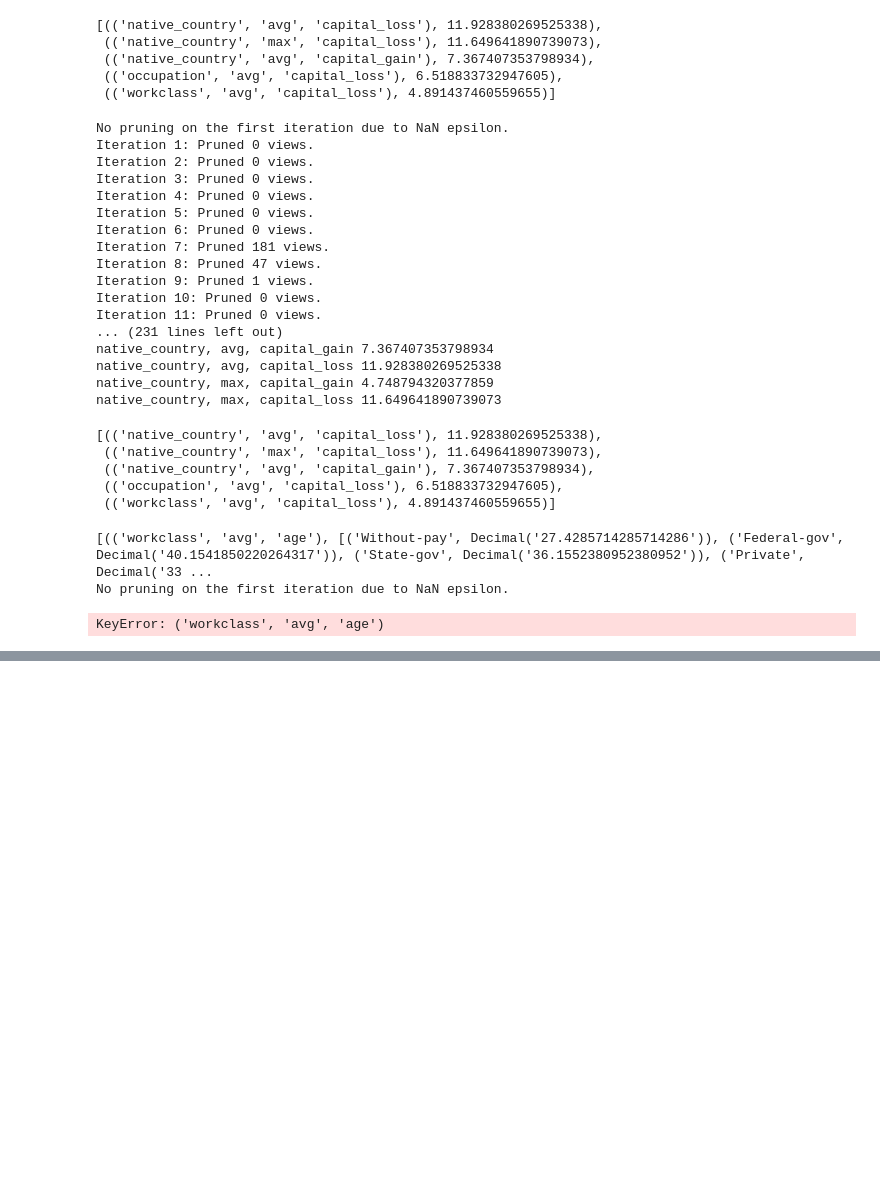
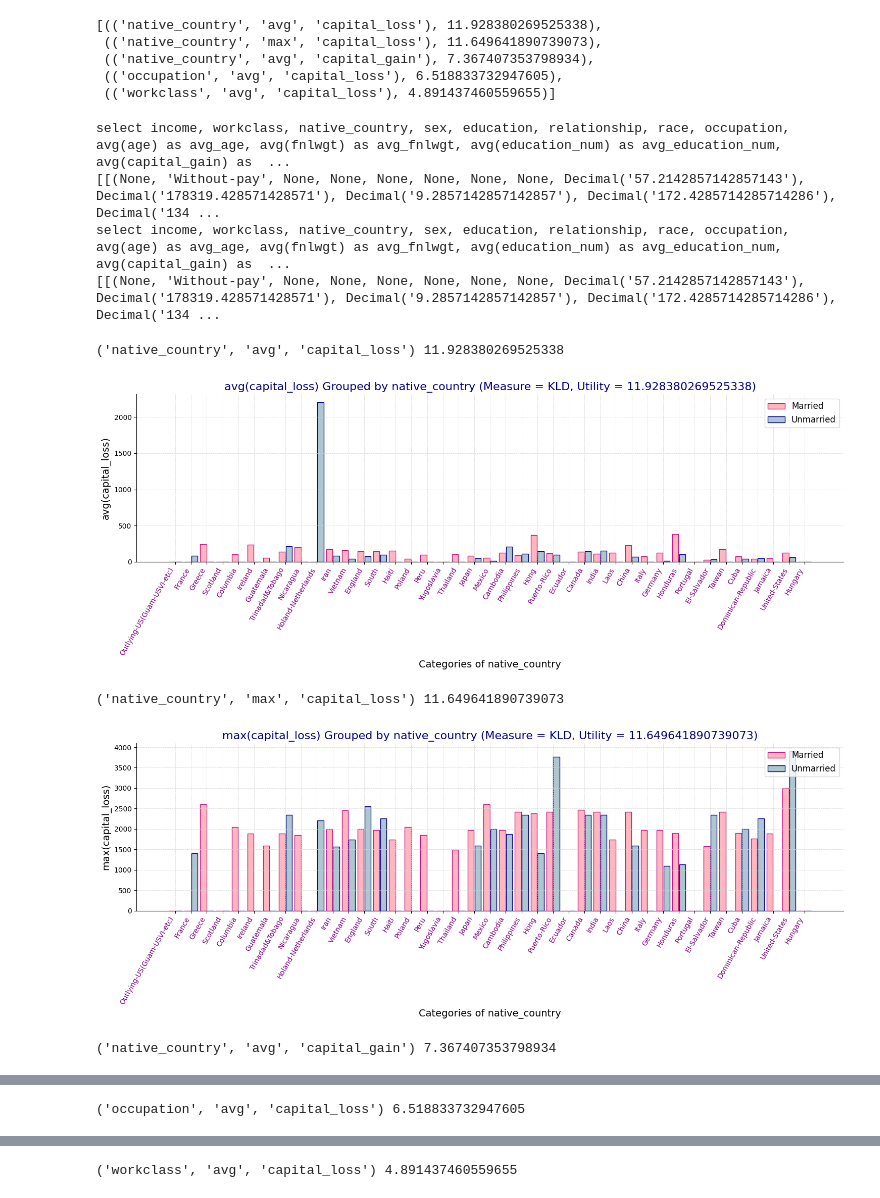
Before and after one commit to riyaa74/SeeDB_Implementation, a Jupyter notebook: SEEDB_Implementation copy.ipynb, the cells around one changed output, grey strips where cells are left out. Drawn from its saved outputs; the diff is of its cells as text; code cells hidden in the pictures; blank space fills up the shorter version.

```diff
--- a/SEEDB_Implementation copy.ipynb
+++ b/SEEDB_Implementation copy.ipynb
@@ -252,5 +178,5 @@ def k_create_results(df):
 # %%
-def k_sharing_based_query(cur, views):
+def sharing_multiple_aggregate(cur, views):
     tables = ['married', 'unmarried']
     # combine multiple aggregates
     attributes = []
@@ -532,39 +458,6 @@ def pruning_based_search(cur, views, top_k=5, verbose=False):
         print("Finished with %d views." % len(views))
 
     return sharing_based_search(cur, views, top_k, verbose)
-# %%
-views_ls = []
-for a in group_by_columns:
-    for f in aggregation_functions:
-        for m in measure_columns:
-            views_ls.append((a,f,m))
-
-
-top_5_prun = pruning_based_search(cursor, views_ls,verbose=True)
-top_5_prun
-# %% [output]
-No pruning on the first iteration due to NaN epsilon.
-Iteration 1: Pruned 0 views.
-Iteration 2: Pruned 0 views.
-Iteration 3: Pruned 0 views.
-Iteration 4: Pruned 0 views.
-Iteration 5: Pruned 0 views.
-Iteration 6: Pruned 0 views.
-Iteration 7: Pruned 181 views.
-Iteration 8: Pruned 47 views.
-Iteration 9: Pruned 1 views.
-Iteration 10: Pruned 0 views.
-Iteration 11: Pruned 0 views.
-... (231 lines left out)
-native_country, avg, capital_gain 7.367407353798934
-native_country, avg, capital_loss 11.928380269525338
-native_country, max, capital_gain 4.748794320377859
-native_country, max, capital_loss 11.649641890739073
-[(('native_country', 'avg', 'capital_loss'), 11.928380269525338),
- (('native_country', 'max', 'capital_loss'), 11.649641890739073),
- (('native_country', 'avg', 'capital_gain'), 7.367407353798934),
- (('occupation', 'avg', 'capital_loss'), 6.518833732947605),
- (('workclass', 'avg', 'capital_loss'), 4.891437460559655)]
 # %%
 import numpy as np
 import matplotlib.pyplot as plt
@@ -619,36 +512,41 @@ if __name__ == "__main__":
             for m in measure_columns:
                 views_ls.append((a,f,m))
 
 
     for i in range(1):
         # top_5 = pruning_based_search(cursor, views_ls,verbose=True)
-        top_5=sharing_based_query_multiple_groupby(cursor, views_ls)
-        #top_5 = k_sharing_based_query(cursor, views_ls)
-        #top_5=naive_search(cursor,views_ls,verbose=False)
+        # top_5=sharing_based_query_multiple_groupby(cursor, views_ls)
+        top_5 = sharing_multiple_aggregate(cursor, views_ls)
     for view, utility in top_5:
         print (view, utility)
 
         cursor.execute("select {g}, {f}({m}) from married group by {g};".format(g=view[0], f=view[1], m=view[2]))
         target = dict(cursor.fetchall())
 
         cursor.execute("select {g}, {f}({m}) from unmarried group by {g};".format(g=view[0], f=view[1], m=view[2]))
         reference = dict(cursor.fetchall())
 
         t = list()
         r = list()
         names = list()
 
         for key in set().union(target.keys(), reference.keys()):
             names.append(key)
             t_val = float(target.get(key, 0))
             r_val = float(reference.get(key, 0))
             t.append(t_val)
             r.append(r_val)
 
         visualise(view, names, utility)
 
     connection.commit()
 # %% [output]
-[(('workclass', 'avg', 'age'), [('Without-pay', Decimal('27.4285714285714286')), ('Federal-gov', Decimal('40.1541850220264317')), ('State-gov', Decimal('36.1552380952380952')), ('Private', Decimal('33 ...
-No pruning on the first iteration due to NaN epsilon.
+select income, workclass, native_country, sex, education, relationship, race, occupation, avg(age) as avg_age, avg(fnlwgt) as avg_fnlwgt, avg(education_num) as avg_education_num, avg(capital_gain) as  ...
+[[(None, 'Without-pay', None, None, None, None, None, None, Decimal('57.2142857142857143'), Decimal('178319.428571428571'), Decimal('9.2857142857142857'), Decimal('172.4285714285714286'), Decimal('134 ...
+select income, workclass, native_country, sex, education, relationship, race, occupation, avg(age) as avg_age, avg(fnlwgt) as avg_fnlwgt, avg(education_num) as avg_education_num, avg(capital_gain) as  ...
+[[(None, 'Without-pay', None, None, None, None, None, None, Decimal('57.2142857142857143'), Decimal('178319.428571428571'), Decimal('9.2857142857142857'), Decimal('172.4285714285714286'), Decimal('134 ...
-KeyError: ('workclass', 'avg', 'age')
+('native_country', 'avg', 'capital_loss') 11.928380269525338
+[figure, added]
+('native_country', 'max', 'capital_loss') 11.649641890739073
+[figure, added]
+('native_country', 'avg', 'capital_gain') 7.367407353798934
@@ -654,0 +554 @@ KeyError: ('workclass', 'avg', 'age')
+('occupation', 'avg', 'capital_loss') 6.518833732947605
@@ -654,0 +556 @@ KeyError: ('workclass', 'avg', 'age')
+('workclass', 'avg', 'capital_loss') 4.891437460559655
```
Also changed, not shown: parts of 3 cells of this notebook.
